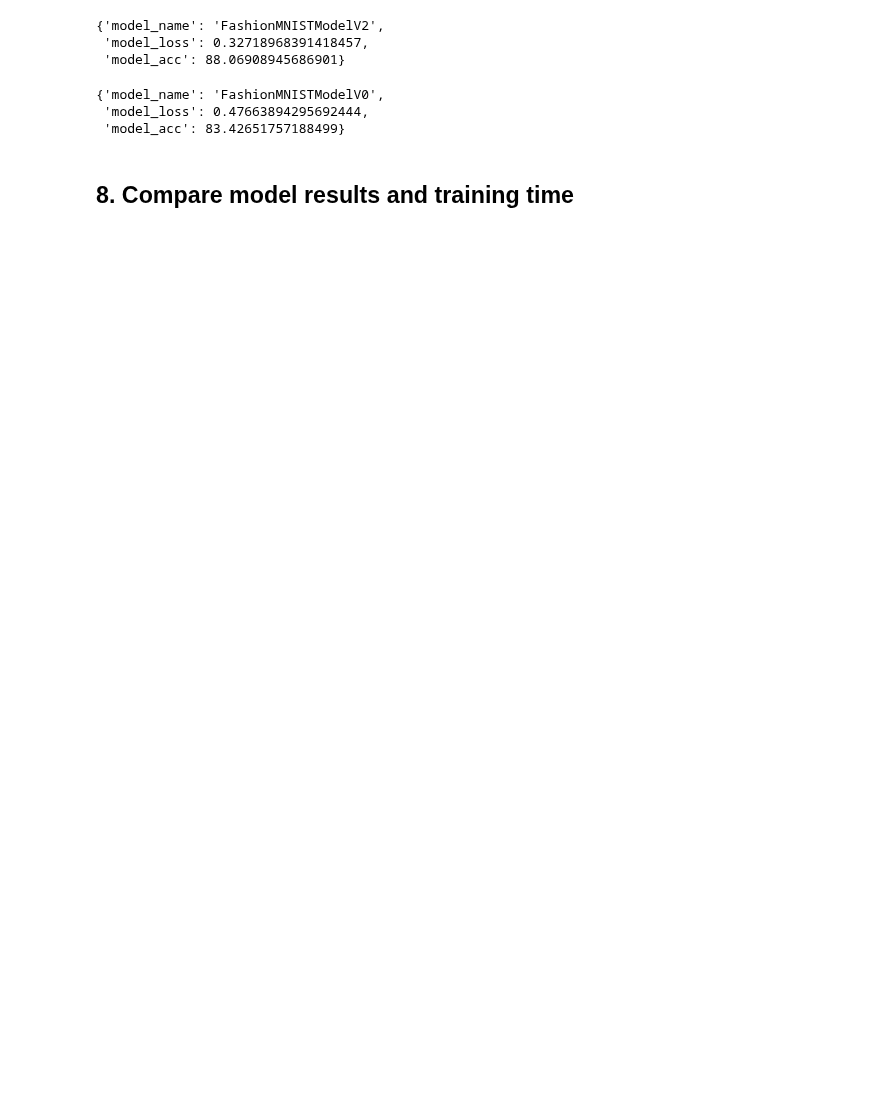
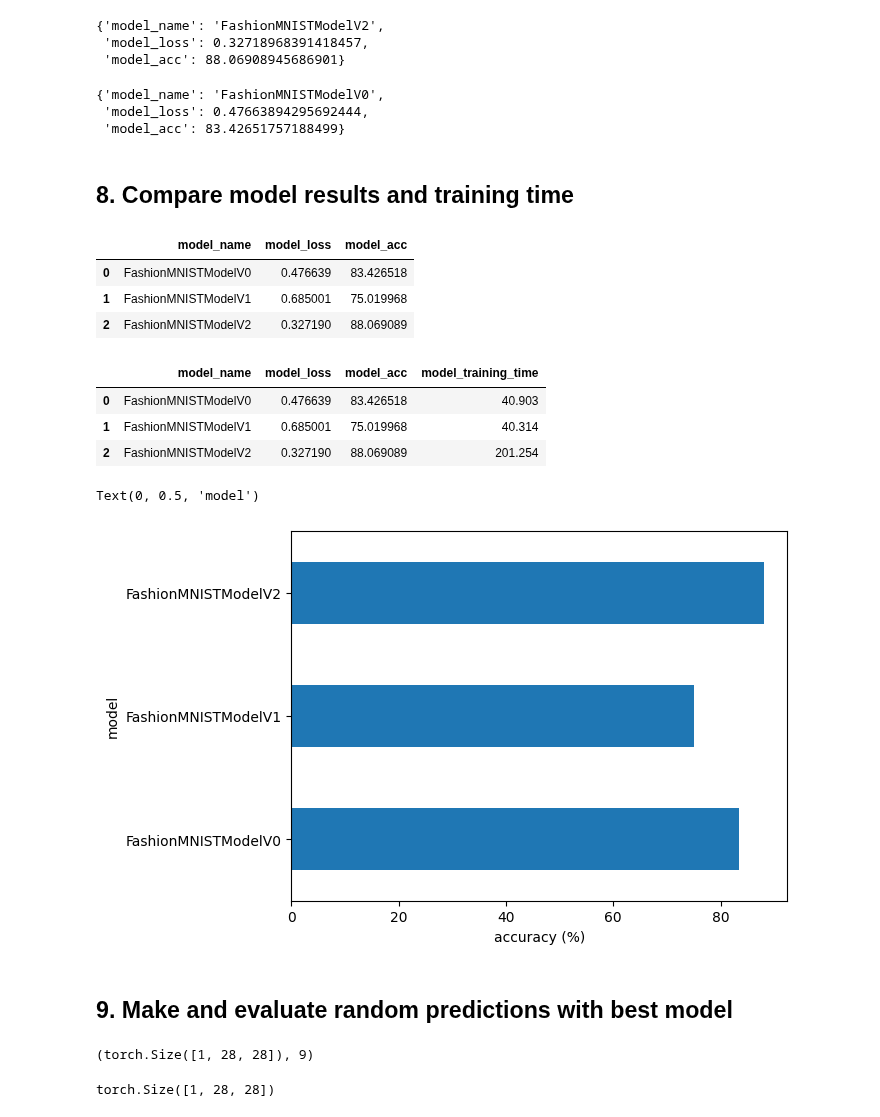
Before and after one commit to banno-0720/learning_PyTorch, a Jupyter notebook: 4_pytorch_computer_vision.ipynb, the cells around one changed output. Drawn from its saved outputs; the diff is of its cells as text; code cells hidden in the pictures; blank space fills up the shorter version.

```diff
--- a/4_pytorch_computer_vision.ipynb
+++ b/4_pytorch_computer_vision.ipynb
@@ -1064,3 +1064,35 @@ model_0_results
  'model_acc': 83.42651757188499}
 # %% [markdown]
 ## 8. Compare model results and training time
+# %%
+import pandas as pd
+compare_results = pd.DataFrame([model_0_results,
+                              model_1_results,
+                              model_2_results])
+compare_results
+# %% [output]
+|  | model_name | model_loss | model_acc |
+| 0 | FashionMNISTModelV0 | 0.476639 | 83.426518 |
+| 1 | FashionMNISTModelV1 | 0.685001 | 75.019968 |
+| 2 | FashionMNISTModelV2 | 0.327190 | 88.069089 |
+# %%
+# Add training time to results comparison
+compare_results["model_training_time"] = [f"{total_train_time_model_0:.3f}",
+                                            f"{total_train_time_model_1:.3f}",
+                                            f"{total_train_time_model_2:.3f}"]
+compare_results
+# %% [output]
+|  | model_name | model_loss | model_acc | model_training_time |
+| 0 | FashionMNISTModelV0 | 0.476639 | 83.426518 | 40.903 |
+| 1 | FashionMNISTModelV1 | 0.685001 | 75.019968 | 40.314 |
+| 2 | FashionMNISTModelV2 | 0.327190 | 88.069089 | 201.254 |
+# %%
+# Visualize our model results
+compare_results.set_index("model_name")["model_acc"].plot.barh()
+plt.xlabel("accuracy (%)")
+plt.ylabel("model")
+# %% [output]
+Text(0, 0.5, 'model')
+[figure, added]
+# %% [markdown]
+## 9. Make and evaluate random predictions with best model
@@ -1066,0 +1118,18 @@ model_0_results
+# %%
+img, label = test_data[0][:10]
+img.shape, label
+# %% [output]
+(torch.Size([1, 28, 28]), 9)
+# %%
+import random
+random.seed(42)
+test_samples = []
+test_labels = []
+for sample, label in random.sample(list(test_data), k=9):
+  test_samples.append(sample)
+  test_labels.append(label)
+
+# View the first sample shape
+test_samples[0].shape
+# %% [output]
+torch.Size([1, 28, 28])
```
Also changed, not shown: parts of 9 cells of this notebook.
